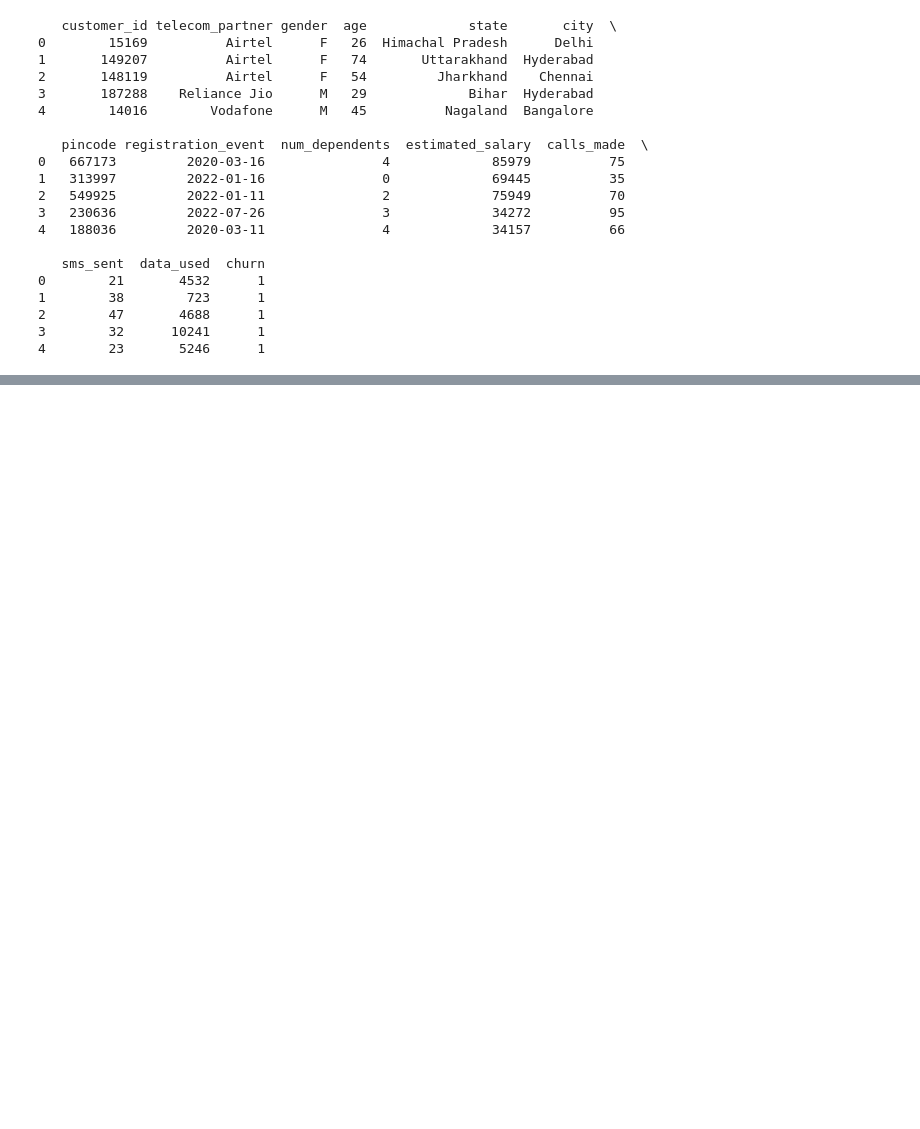
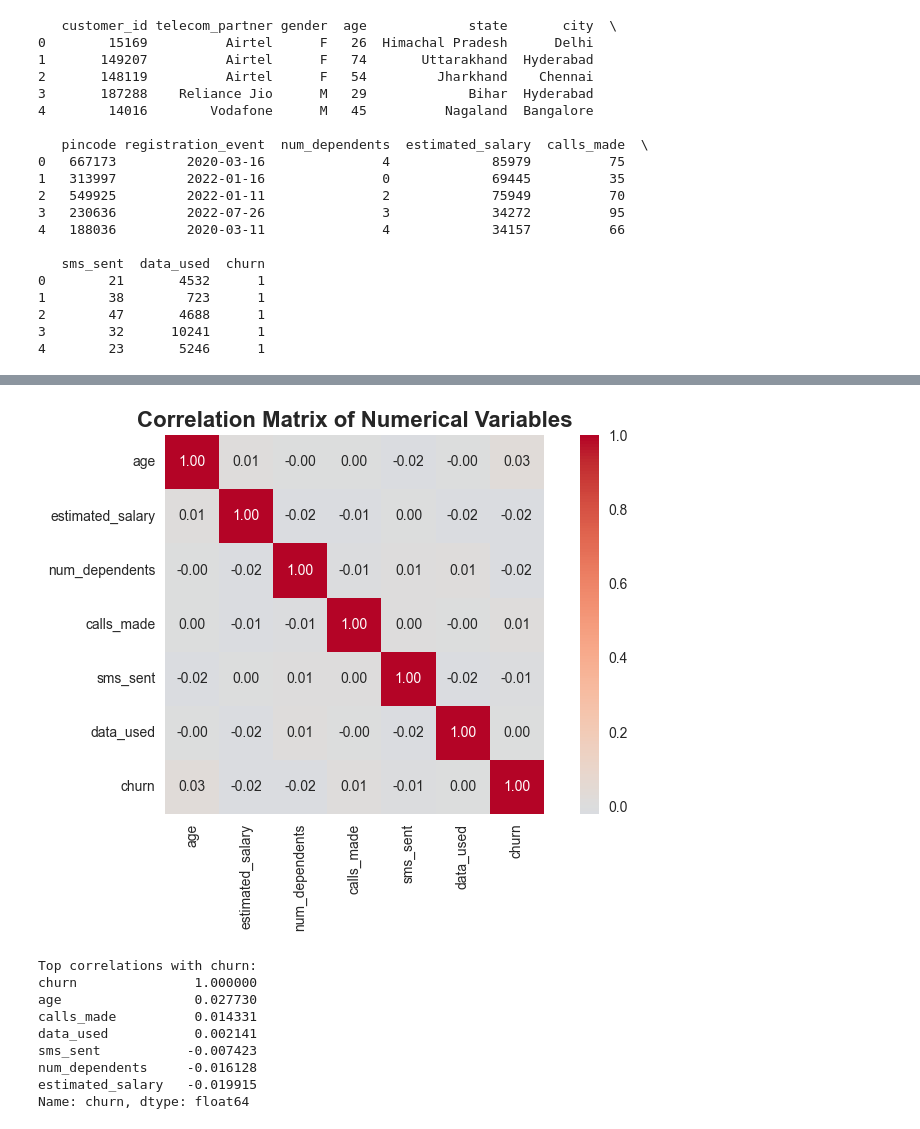
Before and after one commit to Lakes41/Telecom-customer-churn-predictor, a Jupyter notebook: notebook.ipynb, the cells around one changed output, grey strips where cells are left out. Drawn from its saved outputs; the diff is of its cells as text; code cells hidden in the pictures; blank space fills up the shorter version.

```diff
--- a/notebook.ipynb
+++ b/notebook.ipynb
@@ -625,0 +210,13 @@ plt.show()
+# %%
+# Create function to create age groups
+def create_age_groups(age):
+    if age < 25:
+        return 'Young (18-24)'
+    elif age < 35:
+        return 'Young Adult (25-34)'
+    elif age < 50:
+        return 'Adult (35-49)'
+    elif age < 65:
+        return 'Senior (50-64)'
+    else:
+        return 'Elderly (65+)'
@@ -625,0 +340,25 @@ plt.show()
+# %%
+# Correlation analysis
+numerical_cols = ['age', 'estimated_salary', 'num_dependents', 'calls_made', 'sms_sent', 'data_used','churn']
+correlation_matrix = churn_df[numerical_cols].corr()
+
+sns.heatmap(correlation_matrix, annot=True, cmap='coolwarm', center=0, square=True, fmt='.2f')
+plt.title('Correlation Matrix of Numerical Variables', fontsize=16, fontweight='bold')
+plt.tight_layout()
+plt.show()
+
+# Show top correlations with churn
+churn_correlations = correlation_matrix['churn'].sort_values(ascending=False)
+print("\nTop correlations with churn:")
+print(churn_correlations)
+# %% [output]
+[figure, added]
+Top correlations with churn:
+churn               1.000000
+age                 0.027730
+calls_made          0.014331
+data_used           0.002141
+sms_sent           -0.007423
+num_dependents     -0.016128
+estimated_salary   -0.019915
+Name: churn, dtype: float64
```
Also changed, not shown: parts of 67 cells of this notebook, 1 other file.
